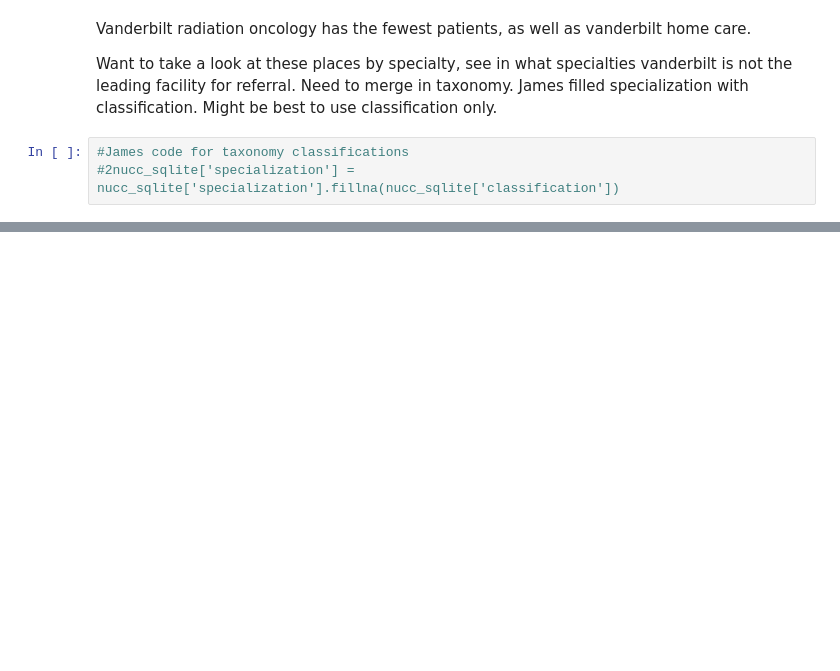
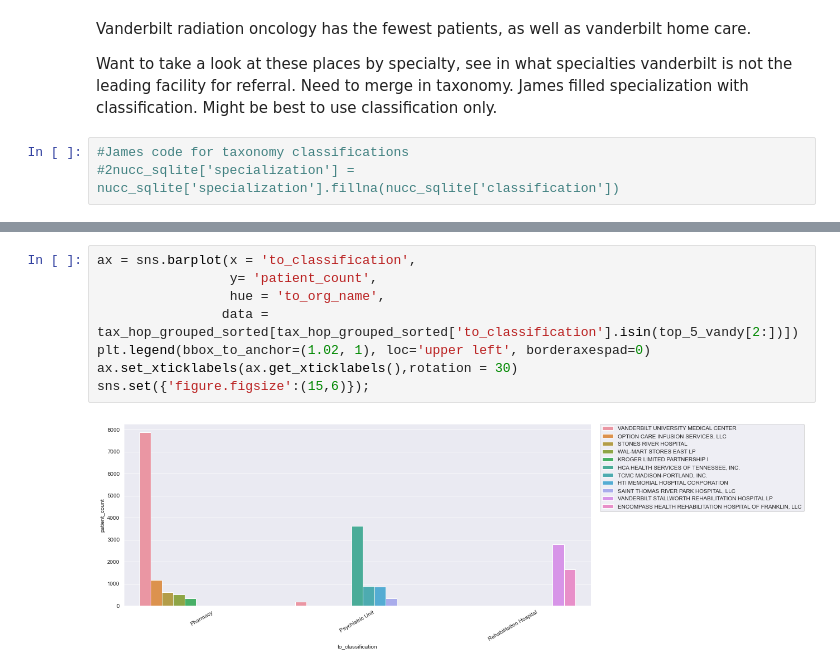
Before and after one commit to nss-data-science-cohort-5/hop_team-hot_pretzels, a Jupyter notebook: hop_teaming_analysis.ipynb, the cells around one changed output, grey strips where cells are left out. Drawn from its saved outputs; the diff is of its cells as text; blank space fills up the shorter version.

```diff
--- a/hop_teaming_analysis.ipynb
+++ b/hop_teaming_analysis.ipynb
@@ -417,0 +554,10 @@ Want to take a look at these places by specialty, see in what specialties vander
+# %%
+ax = sns.barplot(x = 'to_classification',
+                 y= 'patient_count',
+                 hue = 'to_org_name',
+                data = tax_hop_grouped_sorted[tax_hop_grouped_sorted['to_classification'].isin(top_5_vandy[2:])])
+plt.legend(bbox_to_anchor=(1.02, 1), loc='upper left', borderaxespad=0)
+ax.set_xticklabels(ax.get_xticklabels(),rotation = 30)
+sns.set({'figure.figsize':(15,6)});
+# %% [output]
+[figure, added]
```
Also changed, not shown: parts of 47 cells of this notebook.
